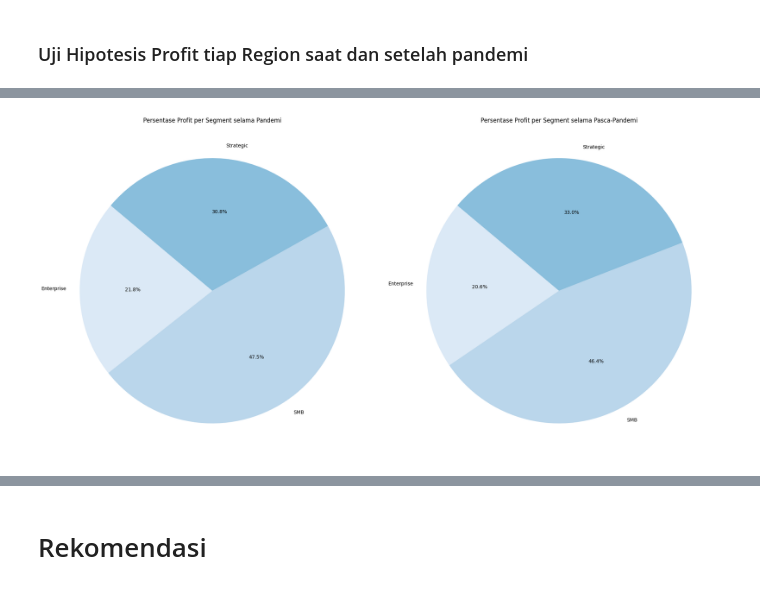
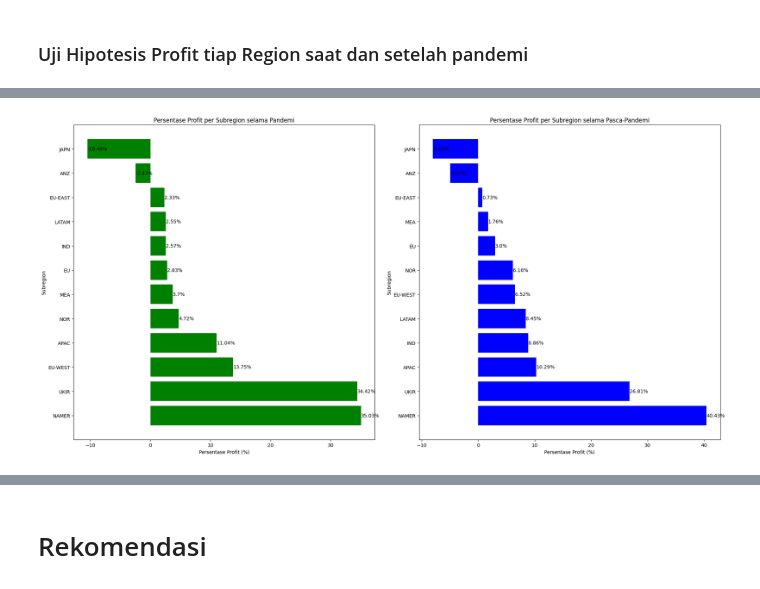
Before and after one commit to ZidanARajendra/Capstone-2-Purwadhika, a Jupyter notebook: Capstone 2 Purwadhika.ipynb, the cells around one changed output, grey strips where cells are left out. Cells and saved outputs as stored; diff of their text form; code cells hidden in the pictures.

```diff
--- a/Capstone 2 Purwadhika.ipynb
+++ b/Capstone 2 Purwadhika.ipynb
@@ -683,6 +732,11 @@ pandemic_profit = pandemic_df.groupby("Industry")[["Profit"]].sum().sort_values(
 # Menghitung total profit untuk setiap industry selama periode pasca-pandemi
 post_pandemic_df = df[df['Periode'] == 'Pasca-Pandemi']
 post_pandemic_profit = post_pandemic_df.groupby("Industry")[["Profit"]].sum().sort_values(by="Profit", ascending=False)
+
+# Menyelaraskan industry untuk kedua periode
+combined_industries = pandemic_profit.index.union(post_pandemic_profit.index)
+pandemic_profit = pandemic_profit.reindex(combined_industries, fill_value=0)
+post_pandemic_profit = post_pandemic_profit.reindex(combined_industries, fill_value=0)
 
 # Menampilkan hasil dalam bentuk dataframe
 pandemic_profit_df = pandemic_profit.reset_index()
@@ -1134,33 +1833,63 @@ Profit dan Persentase Profit Selama Pasca-Pandemi:
 # %%
-# Menghitung total profit dan persentase profit untuk setiap segment selama periode pandemi
+# Menghitung total profit dan persentase profit untuk setiap subregion selama periode pandemi
 pandemic_df = df[df['Periode'] == 'Pandemi']
-pandemic_profit_percent = pandemic_df.groupby("Segment")[["Profit"]].sum()
+pandemic_profit_percent = pandemic_df.groupby(["Region", "Subregion"])[["Profit"]].sum()
 total_pandemic_profit = pandemic_profit_percent["Profit"].sum()
 pandemic_profit_percent["Profit_Percentage"] = (pandemic_profit_percent["Profit"] / total_pandemic_profit) * 100
 
-# Menghitung total profit dan persentase profit untuk setiap segment selama periode pasca-pandemi
+# Membulatkan ke dua tempat desimal
+pandemic_profit_percent["Profit_Percentage"] = pandemic_profit_percent["Profit_Percentage"].round(2)
+
+# Memformat kolom Profit supaya memiliki separator ribuan dan dua tempat desimal
+pandemic_profit_percent["Profit"] = pandemic_profit_percent["Profit"].map('{:,.2f}'.format)
+
+# Menyortir berdasarkan persentase profit dalam urutan menurun
+pandemic_profit_percent = pandemic_profit_percent.sort_values("Profit_Percentage", ascending=False)
+
+# Menghitung total profit dan persentase profit untuk setiap subregion selama periode pasca-pandemi
 post_pandemic_df = df[df['Periode'] == 'Pasca-Pandemi']
-post_pandemic_profit_percent = post_pandemic_df.groupby("Segment")[["Profit"]].sum()
+post_pandemic_profit_percent = post_pandemic_df.groupby(["Region", "Subregion"])[["Profit"]].sum()
 total_post_pandemic_profit = post_pandemic_profit_percent["Profit"].sum()
 post_pandemic_profit_percent["Profit_Percentage"] = (post_pandemic_profit_percent["Profit"] / total_post_pandemic_profit) * 100
+
+# Membulatkan ke dua tempat desimal
+post_pandemic_profit_percent["Profit_Percentage"] = post_pandemic_profit_percent["Profit_Percentage"].round(2)
+
+# Memformat kolom Profit supaya memiliki separator ribuan dan dua tempat desimal
+post_pandemic_profit_percent["Profit"] = post_pandemic_profit_percent["Profit"].map('{:,.2f}'.format)
+
+# Menyortir berdasarkan persentase profit dalam urutan menurun
+post_pandemic_profit_percent = post_pandemic_profit_percent.sort_values("Profit_Percentage", ascending=False)
 
 # Menampilkan hasil dalam bentuk dataframe
 pandemic_profit_percent_df = pandemic_profit_percent.reset_index()
 post_pandemic_profit_percent_df = post_pandemic_profit_percent.reset_index()
 
 # Membuat subplot untuk periode pandemi dan pasca-pandemi
 fig, axes = plt.subplots(nrows=1, ncols=2, figsize=(20, 10))
 
-# Pie chart untuk periode pandemi
-axes[0].pie(pandemic_profit_percent["Profit_Percentage"], labels=pandemic_profit_percent_df['Segment'], autopct='%1.1f%%', startangle=140)
-axes[0].set_title('Persentase Profit per Segment selama Pandemi')
+# Barplot horizontal untuk periode pandemi
+axes[0].barh(pandemic_profit_percent_df['Subregion'], pandemic_profit_percent_df['Profit_Percentage'], color='green')
+axes[0].set_xlabel('Persentase Profit (%)')
+axes[0].set_ylabel('Subregion')
+axes[0].set_title('Persentase Profit per Subregion selama Pandemi')
 
-# Pie chart untuk periode pasca-pandemi
-axes[1].pie(post_pandemic_profit_percent["Profit_Percentage"], labels=post_pandemic_profit_percent_df['Segment'], autopct='%1.1f%%', startangle=140)
-axes[1].set_title('Persentase Profit per Segment selama Pasca-Pandemi')
+# Menampilkan nilai persentase profit di atas setiap bar
+for index, value in enumerate(pandemic_profit_percent_df['Profit_Percentage']):
+    axes[0].text(value, index, f'{value}%', ha='left', va='center', color='black')
+
+# Barplot horizontal untuk periode pasca-pandemi
+axes[1].barh(post_pandemic_profit_percent_df['Subregion'], post_pandemic_profit_percent_df['Profit_Percentage'], color='blue')
+axes[1].set_xlabel('Persentase Profit (%)')
+axes[1].set_ylabel('Subregion')
+axes[1].set_title('Persentase Profit per Subregion selama Pasca-Pandemi')
+
+# Menampilkan nilai persentase profit di atas setiap bar
+for index, value in enumerate(post_pandemic_profit_percent_df['Profit_Percentage']):
+    axes[1].text(value, index, f'{value}%', ha='left', va='center', color='black')
 
 plt.tight_layout()
 plt.show()
 # %% [output]
-[figure, old version]
+[figure, new version]
 # %%
```
Also changed, not shown: parts of 58 cells of this notebook.
